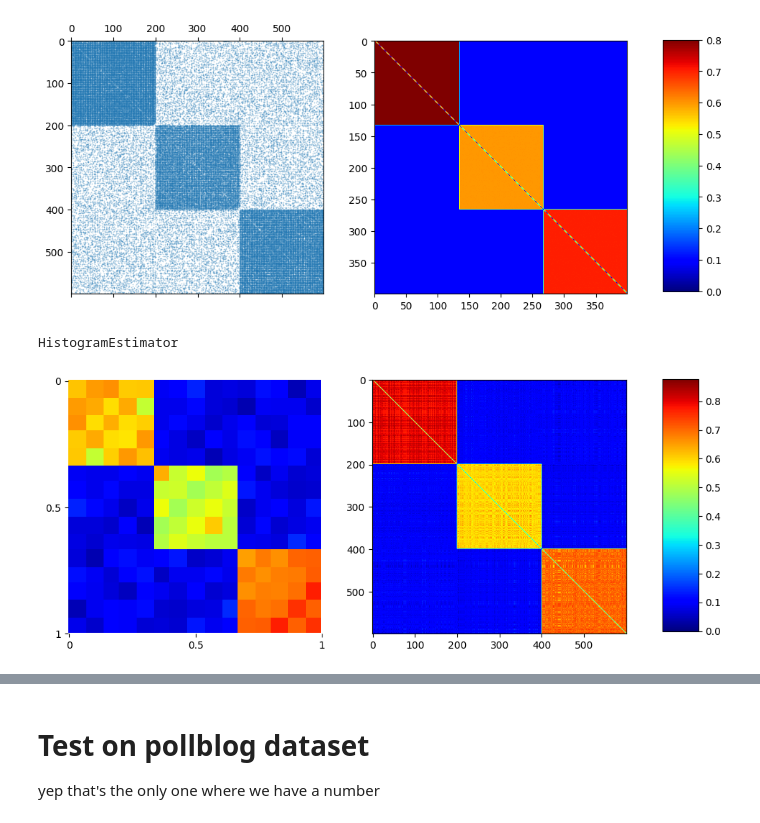
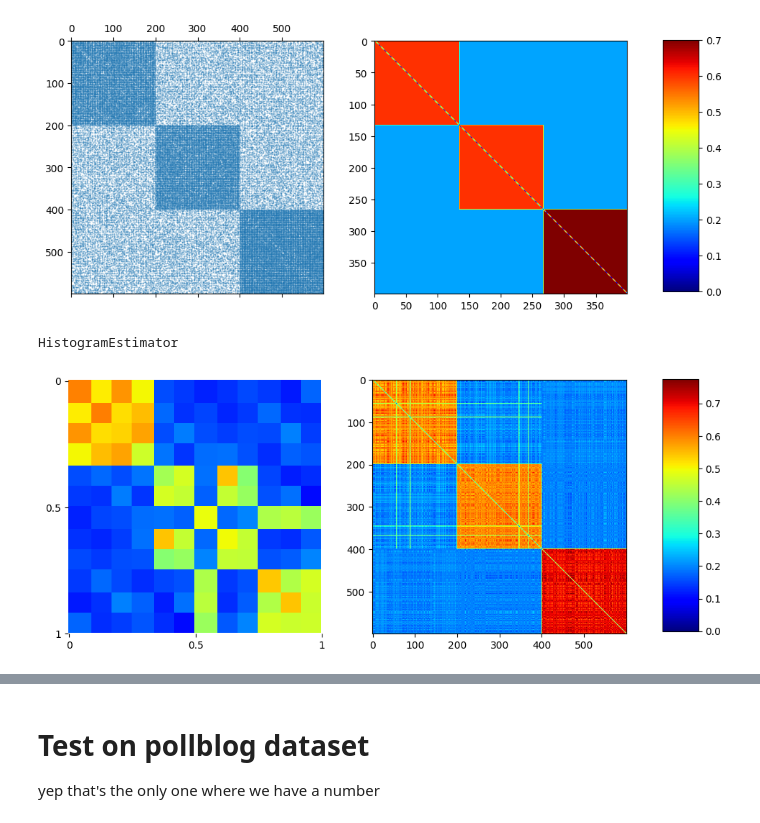
Before and after one commit to dufourc1/pygraphon, a Jupyter notebook: dev/2022_10_01_test_estimators.ipynb, the cells around one changed output, grey strips where cells are left out. Cells and saved outputs as stored; diff of their text form; code cells hidden in the pictures.

```diff
--- a/dev/2022_10_01_test_estimators.ipynb
+++ b/dev/2022_10_01_test_estimators.ipynb
@@ -29,23 +29,23 @@ def fit_and_show(estimator,A):
 	plt.show()
 # %%
 #Set the matrix of theta
-graphon_matrix = np.array([[0.8,0.1,0.1],[0.1,0.6,0.1],[0.1,0.1,0.7]])
+graphon_matrix = np.array([[0.6,0.2,0.2],[0.2,0.6,0.2],[0.2,0.2,0.7]])
 #set up normalised graphon with graphon
 graphon = StepGraphon(graphon_matrix,1/3)
 #graphon = graphon_log
 
 A = graphon.draw(rho = 1,n = 600, exchangeable=False)
 norm = MseProbaEdge(n_nodes = 500)
 
 fig, ax = plt.subplots(1, 2, figsize=(10, 5))
 fig.subplots_adjust(right=0.9)
 cbar_ax = fig.add_axes([0.95, 0.15, 0.05, 0.7])
 im = ax[1].imshow(graphon._get_edge_probabilities(400,False,True), cmap='jet')
 _ = spy(A, ax=ax[0])
 plt.colorbar(im, cax=cbar_ax)
 plt.show()
 # %% [output]
-[figure, old version]
+[figure, new version]
 # %%
 fit_and_show(HistogramEstimator(),A)
 fit_and_show(SAS(h=200),A)
@@ -53,6 +53,6 @@ fit_and_show(USVT(),A)
 #fit_and_show(Completion(),A)
 # %% [output]
 HistogramEstimator
-[figure, old version]
+[figure, new version]
 # %%
 fit_and_show(LG(K=3),A)
```
Also changed, not shown: parts of 1 cell of this notebook, 4 other files.
